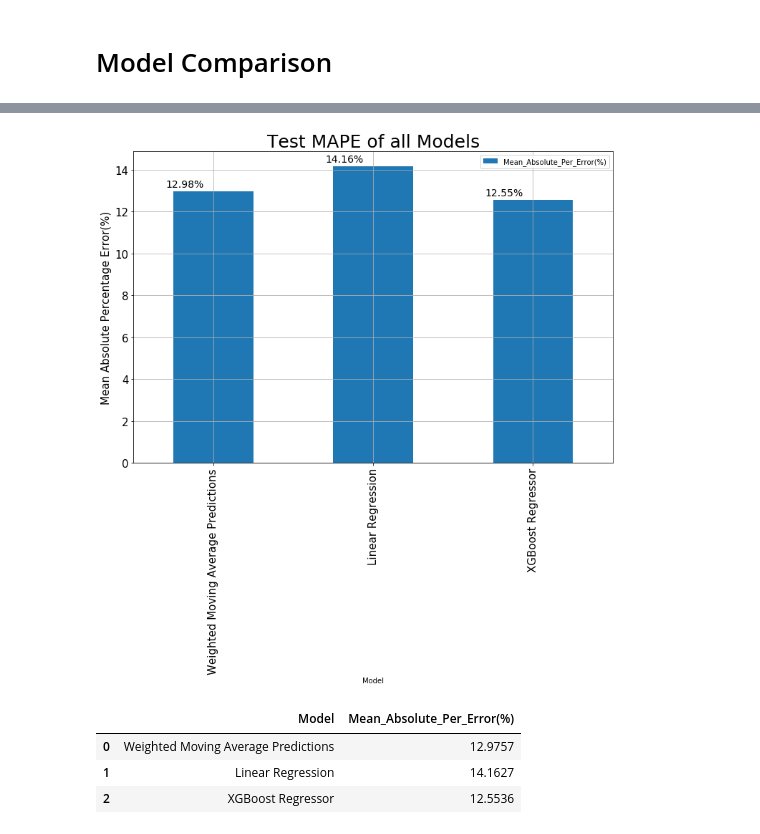
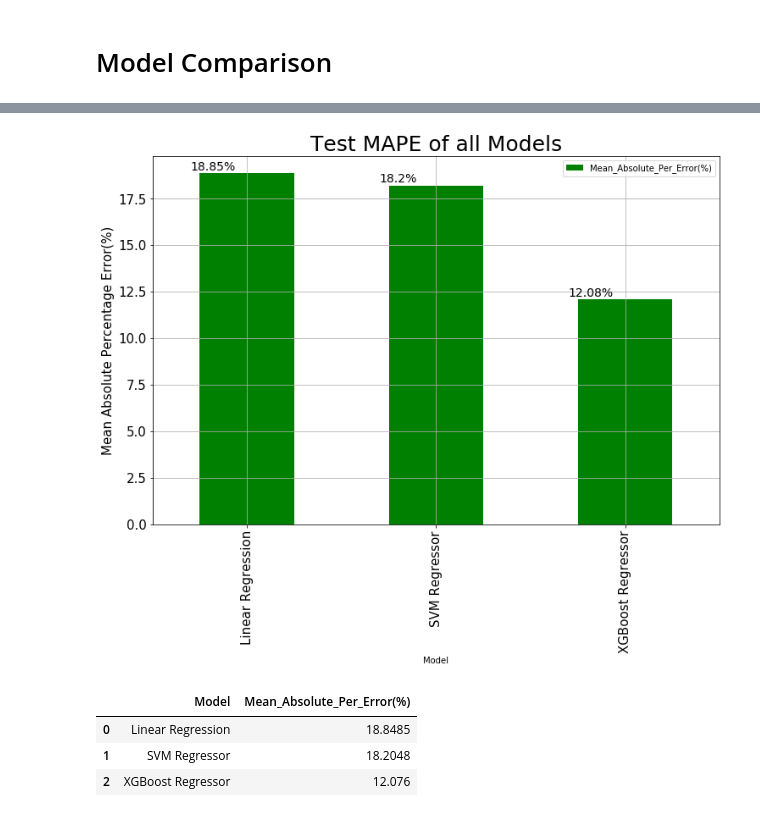
Before and after one commit to munachisonwadike/TaxiDataAnalysis, a Jupyter notebook: Taxi_Demand_Prediction_NYC.ipynb, the cells around one changed output, grey strips where cells are left out. Saved outputs shown, nothing was run; the diff lists cells and outputs as text; code cells hidden in the pictures.

```diff
--- a/Taxi_Demand_Prediction_NYC.ipynb
+++ b/Taxi_Demand_Prediction_NYC.ipynb
@@ -1335,3 +1336,32 @@ def lin_regression(train_data, train_true, test_data, test_true):
+# %%
+from sklearn import svm
+
+def svm_regression(train_data, train_true, test_data, test_true):
+
+    train_std = StandardScaler().fit_transform(train_data)
+    test_std = StandardScaler().fit_transform(test_data)
+
+    parameters = {'kernel':('linear', 'rbf', 'poly'), 'C':[0.01, 0.1, 1], 'gamma':[0.01, 0.1, 1], 'decision_function_shape':['ovr']}
+
+#     clf = svm.SVR()
+#     best_parameter = GridSearchCV(clf, parameters, cv=5)
+#     clf.fit(train_std, train_true)
+#     print(clf.best_params_)
+#     kernel = best_parameter.best_params_["kernel"]
+#     C = best_parameter.best_params_["C"]
+#     gamma = best_parameter.best_params_["gamma"]
+#     decision_function_shape = best_parameter.best_params_["decision_function_shape"]
+
+    clf = svm.SVR()
+    clf.fit(train_std, train_true)
+    train_pred = clf.predict(train_std)
+    train_MAPE = mean_absolute_error(train_true, train_pred)/ (sum(train_true)/len(train_true))
+    train_MSE = mean_squared_error(train_true, train_pred)
+    test_pred = clf.predict(test_std)
+    test_MAPE = mean_absolute_error(test_true, test_pred)/ (sum(test_true)/len(test_true))
+    test_MSE = mean_squared_error(test_true, test_pred)
+
+    return train_MAPE, train_MSE, test_MAPE, test_MSE
 # %% [markdown]
 ## XGBoost Regressor
 # %%
@@ -1358,5 +1388,7 @@ def xgboost_reg(train_data, train_true, test_data, test_true):
 # %%
 trainMAPE_lr, trainMSE_lr, testMAPE_lr, testMSE_lr = lin_regression(Train_DF, train_TruePickups_flat, Test_DF, test_TruePickups_flat)
 
+trainMAPE_svm, trainMSE_svm, testMAPE_svm, testMSE_svm = svm_regression(Train_DF, train_TruePickups_flat, Test_DF, test_TruePickups_flat)
+
 trainMAPE_xgb, trainMSE_xgb, testMAPE_xgb, testMSE_xgb = xgboost_reg(Train_DF, train_TruePickups_flat, Test_DF, test_TruePickups_flat)
 # %% [output]
@@ -1395,28 +1428,28 @@ error_table_regressions
 # %%
 Final_Table = pd.DataFrame(columns = ["Model", "Mean_Absolute_Per_Error(%)"])
 
-Final_Table = Final_Table.append(pd.DataFrame([["Weighted Moving Average Predictions", mape4*100]], columns = ["Model", "Mean_Absolute_Per_Error(%)"]))
+Final_Table = Final_Table.append(pd.DataFrame([["Linear Regression", testMAPE_lr*100]], columns = ["Model", "Mean_Absolute_Per_Error(%)"]))
 
-Final_Table = Final_Table.append(pd.DataFrame([["Linear Regression", testMAPE_lr*100]], columns = ["Model", "Mean_Absolute_Per_Error(%)"]))
+Final_Table = Final_Table.append(pd.DataFrame([["SVM Regressor", testMAPE_svm*100]], columns = ["Model", "Mean_Absolute_Per_Error(%)"]))
 
 Final_Table = Final_Table.append(pd.DataFrame([["XGBoost Regressor", testMAPE_xgb*100]], columns = ["Model", "Mean_Absolute_Per_Error(%)"]))
 
 Final_Table.reset_index(drop = True, inplace = True)
 # %%
-ax = Final_Table.plot(x = "Model", kind = "bar", figsize = (12, 8), grid = True, fontsize = 15)
+ax = Final_Table.plot(x = "Model", kind = "bar", figsize = (12, 8), grid = True, fontsize = 15, color='green' )
 ax.set_title("Test MAPE of all Models", fontsize = 25)
 ax.set_ylabel("Mean Absolute Percentage Error(%)", fontsize = 15)
 
 for i in ax.patches:   #ax.patches is an array which gives x position, y position, width of a bar graphs.
     ax.text(i.get_x()-.05, i.get_height()+0.19, str(round(i.get_height(), 2))+'%', fontsize=14, color='black')
 #     ax.text(x, y, annotate_text, font_size, color)
 plt.show()
 # %% [output]
-[figure, old version]
+[figure, new version]
 # %%
 Final_Table.style.highlight_min(axis=0)
 # %% [output]
 |  | Model | Mean_Absolute_Per_Error(%) |
-| 0 | Weighted Moving Average Predictions | 12.9757 |
-| 1 | Linear Regression | 14.1627 |
-| 2 | XGBoost Regressor | 12.5536 |
+| 0 | Linear Regression | 18.8485 |
+| 1 | SVM Regressor | 18.2048 |
+| 2 | XGBoost Regressor | 12.076 |
```
Also changed, not shown: parts of 21 cells of this notebook.
